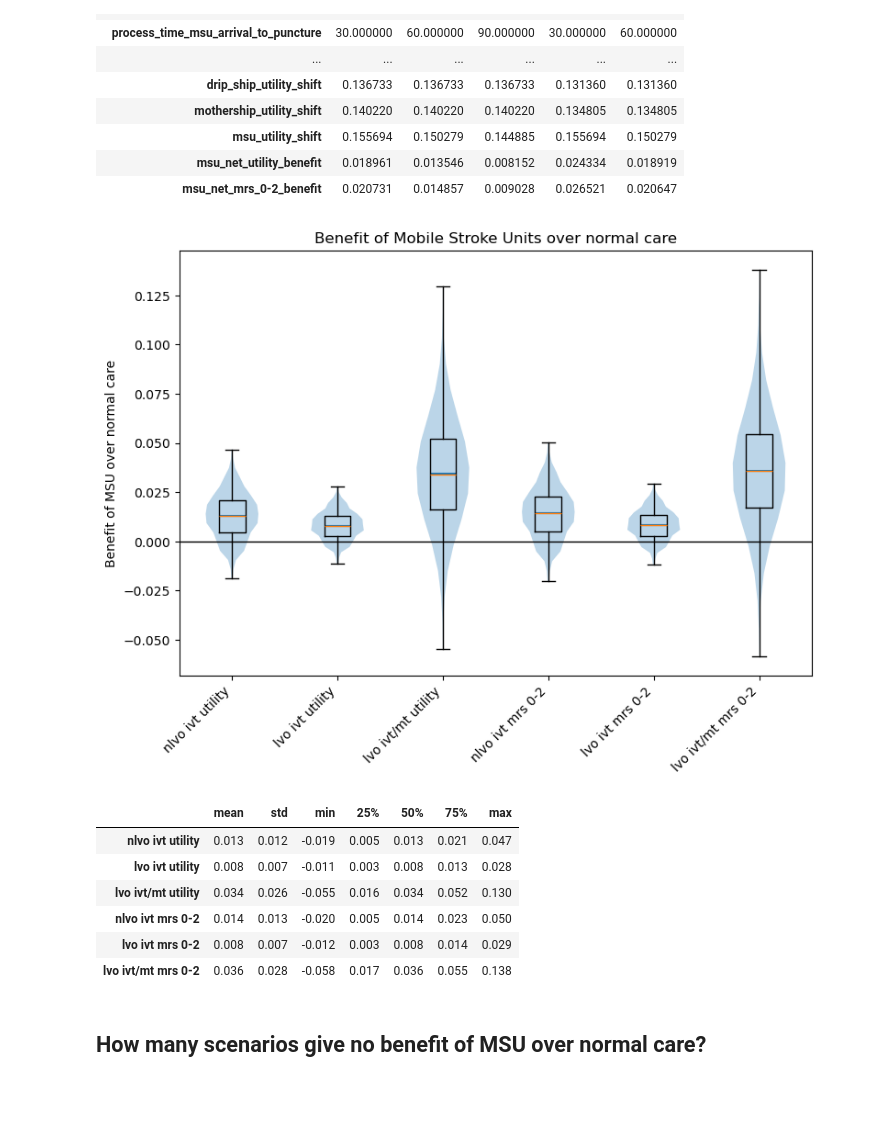
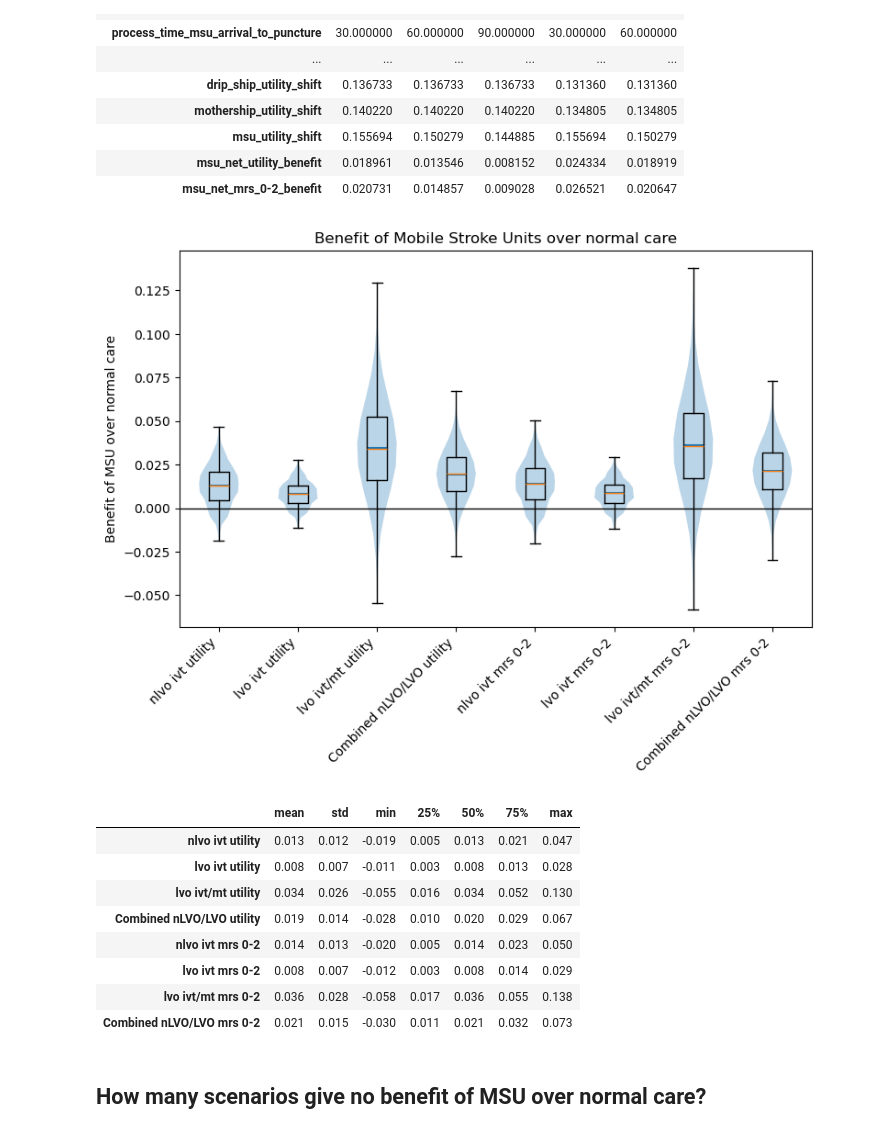
Before and after one commit to stroke-modelling/muster2, a Jupyter notebook: scenario_analysis/scenario_1_analysis.ipynb, the cells around one changed output. Saved outputs shown, nothing was run; the diff lists cells and outputs as text; code cells hidden in the pictures; blank space fills up the shorter version.

Commit message:
Update figure

```diff
--- a/scenario_analysis/scenario_1_analysis.ipynb
+++ b/scenario_analysis/scenario_1_analysis.ipynb
@@ -138,9 +138,11 @@ results_cols = [
     'nlvo_msu_ivt_utility_benefit',
     'lvo_msu_ivt_utility_benefit',
     'lvo_msu_ivt_mt_utility_benefit',
+    'msu_net_utility_benefit',
     'nlvo_msu_ivt_mrs_0-2_benefit',
     'lvo_msu_ivt_mrs_0-2_benefit',
-    'lvo_msu_ivt_mt_mrs_0-2_benefit'
+    'lvo_msu_ivt_mt_mrs_0-2_benefit',
+    'msu_net_mrs_0-2_benefit'
 ]
 
 rename_dict = {
@@ -148,34 +150,36 @@ rename_dict = {
     'nlvo_msu_ivt_utility_benefit':'nlvo ivt utility',
     'lvo_msu_ivt_utility_benefit': 'lvo ivt utility',
     'lvo_msu_ivt_mt_utility_benefit': 'lvo ivt/mt utility',
     'nlvo_msu_ivt_mrs_0-2_benefit': 'nlvo ivt mrs 0-2',
     'lvo_msu_ivt_mrs_0-2_benefit': 'lvo ivt mrs 0-2',
     'lvo_msu_ivt_mt_mrs_0-2_benefit': 'lvo ivt/mt mrs 0-2',
+    'msu_net_utility_benefit': 'Combined nLVO/LVO utility',
+    'msu_net_mrs_0-2_benefit': 'Combined nLVO/LVO mrs 0-2'
 }
 
 # Plot violin plot
 fig = plt.figure(figsize=(8,6))
 ax = fig.add_subplot(111)
 ax.violinplot(results[results_cols], showextrema=False, showmeans=True, points=15)
 # Add boxplot
 ax.boxplot(results[results_cols], positions=np.arange(1, len(results_cols)+1), widths=0.25, whis=100)
 # Add x-axis labels
 ax.set_xticks(np.arange(1, len(results_cols)+1))
 # Set labels using rename dict
 ax.set_xticklabels([rename_dict[col] for col in results_cols])
 plt.xticks(rotation=45, ha='right')
 # Add a line at y=0
 plt.axhline(0, color='black', lw=1)
 # Add labels
 plt.ylabel('Benefit of MSU over normal care')
 plt.tight_layout()
 plt.title('Benefit of Mobile Stroke Units over normal care')
 plt.savefig('scenario_1_results_benefit.png', dpi=300, bbox_inches='tight')
 
 
 plt.show()
 # %% [output]
-[figure, old version]
+[figure, new version]
 # %%
 summary = results[results_cols].describe().T
 # Rename rows
@@ -190,9 +194,11 @@ summary
 | nlvo ivt utility | 0.013 | 0.012 | -0.019 | 0.005 | 0.013 | 0.021 | 0.047 |
 | lvo ivt utility | 0.008 | 0.007 | -0.011 | 0.003 | 0.008 | 0.013 | 0.028 |
 | lvo ivt/mt utility | 0.034 | 0.026 | -0.055 | 0.016 | 0.034 | 0.052 | 0.130 |
+| Combined nLVO/LVO utility | 0.019 | 0.014 | -0.028 | 0.010 | 0.020 | 0.029 | 0.067 |
 | nlvo ivt mrs 0-2 | 0.014 | 0.013 | -0.020 | 0.005 | 0.014 | 0.023 | 0.050 |
 | lvo ivt mrs 0-2 | 0.008 | 0.007 | -0.012 | 0.003 | 0.008 | 0.014 | 0.029 |
 | lvo ivt/mt mrs 0-2 | 0.036 | 0.028 | -0.058 | 0.017 | 0.036 | 0.055 | 0.138 |
+| Combined nLVO/LVO mrs 0-2 | 0.021 | 0.015 | -0.030 | 0.011 | 0.021 | 0.032 | 0.073 |
 # %% [markdown]
 ## How many scenarios give no benefit of MSU over normal care?
 # %%
```
Also changed, not shown: parts of 1 cell of this notebook, 2 other files.
